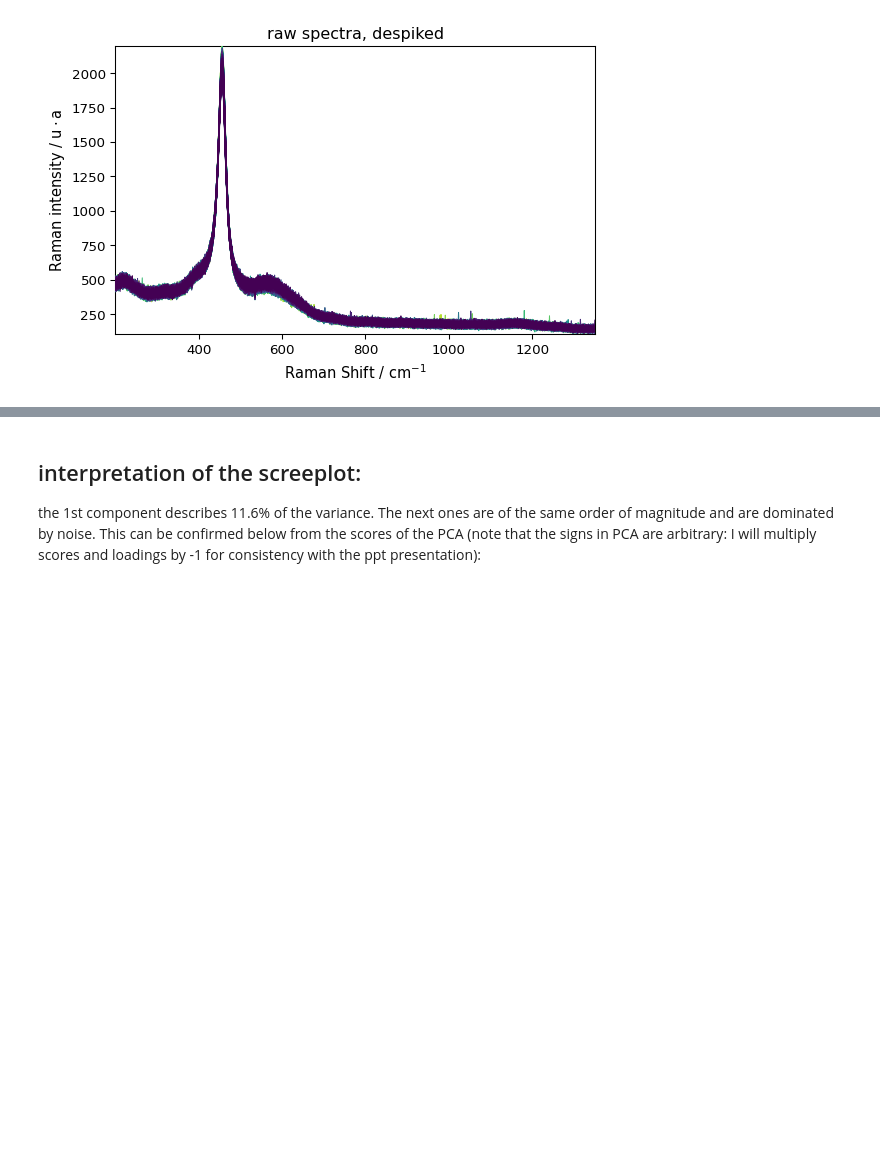
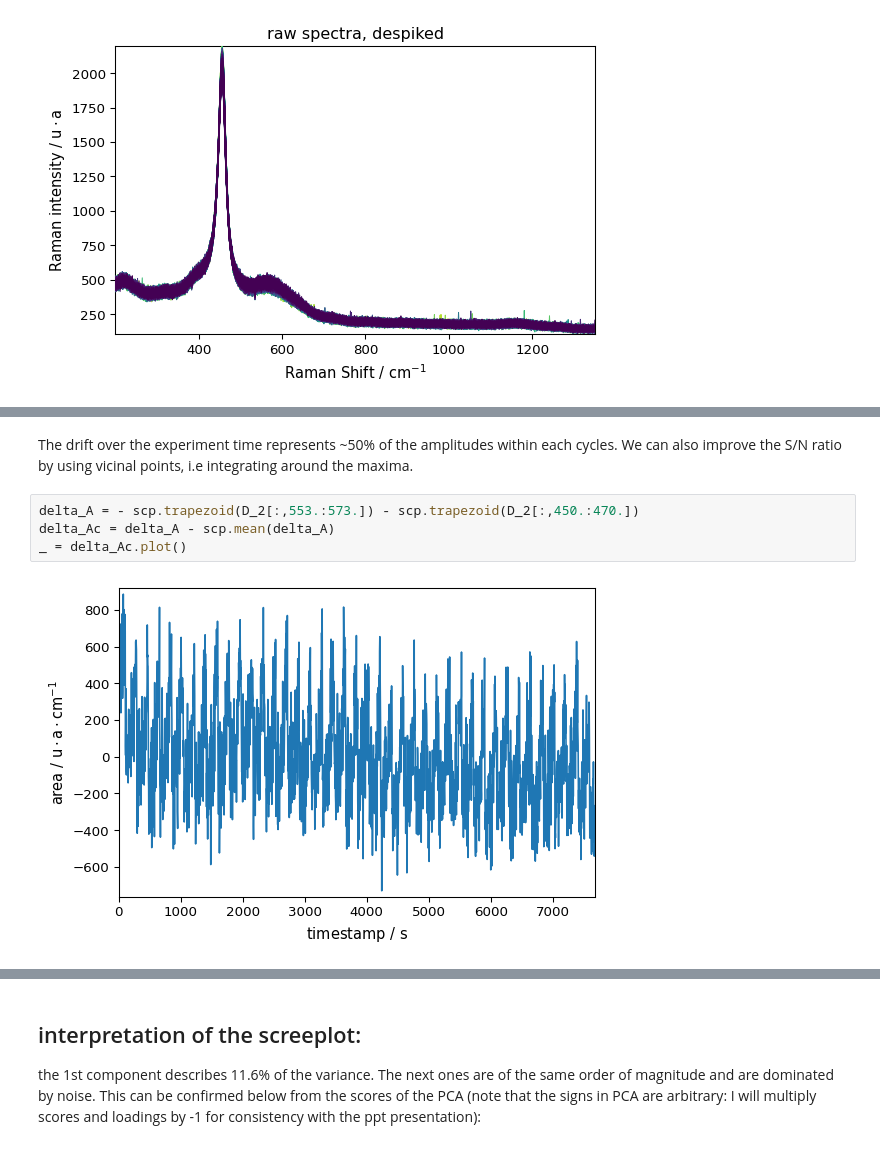
Before and after one commit to atravert/psd_raman_hoyer, a Jupyter notebook: notebook_raman_hoyer.ipynb, the cells around one changed output, grey strips where cells are left out. Drawn from its saved outputs; the diff is of its cells as text; blank space fills up the shorter version.

```diff
--- a/notebook_raman_hoyer.ipynb
+++ b/notebook_raman_hoyer.ipynb
@@ -59,0 +95,8 @@ scp.show()
+# %% [markdown]
+The drift over the experiment time represents ~50% of the amplitudes within each cycles.  We can also improve the S/N ratio by using vicinal points, i.e integrating around the maxima.
+# %%
+delta_A = - scp.trapezoid(D_2[:,553.:573.]) - scp.trapezoid(D_2[:,450.:470.])
+delta_Ac = delta_A - scp.mean(delta_A)
+_ = delta_Ac.plot()
+# %% [output]
+[figure, added]
```
Also changed, not shown: parts of 20 cells of this notebook, 33 other files.
